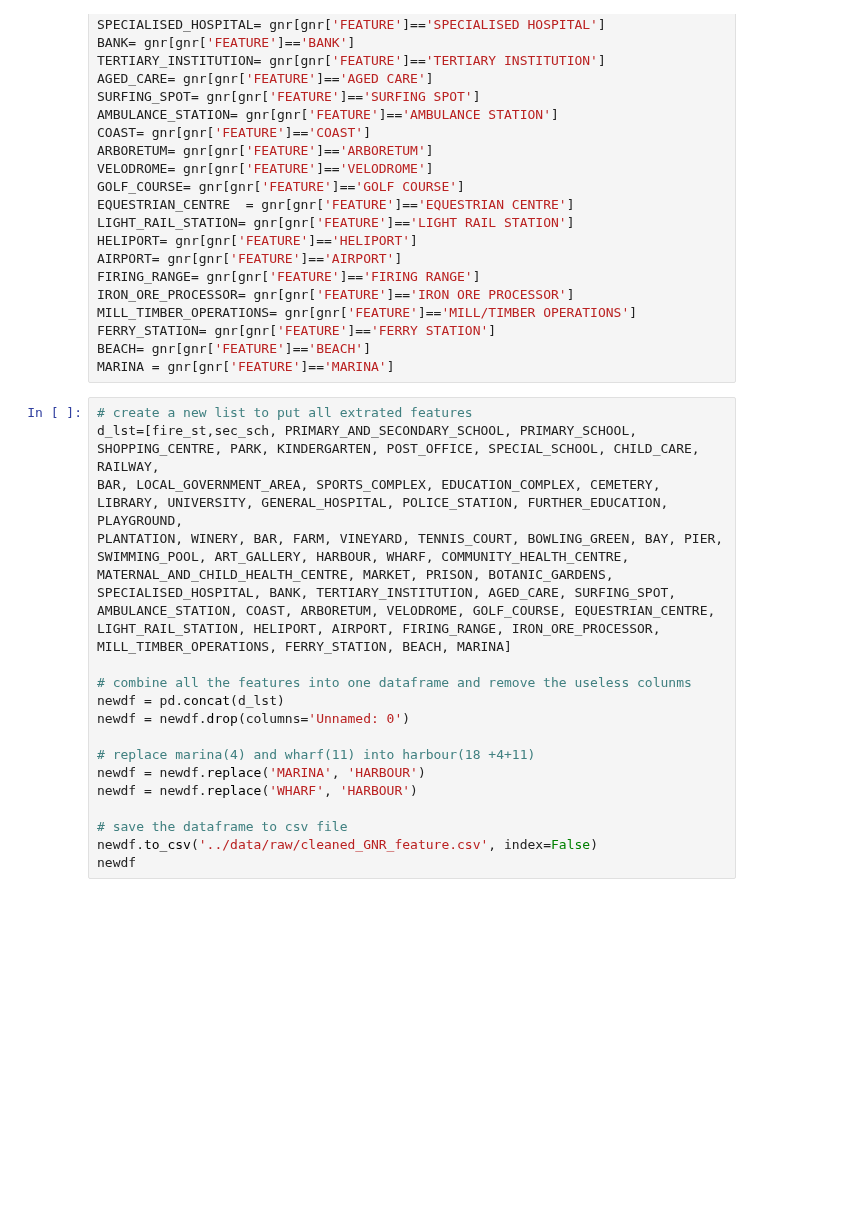
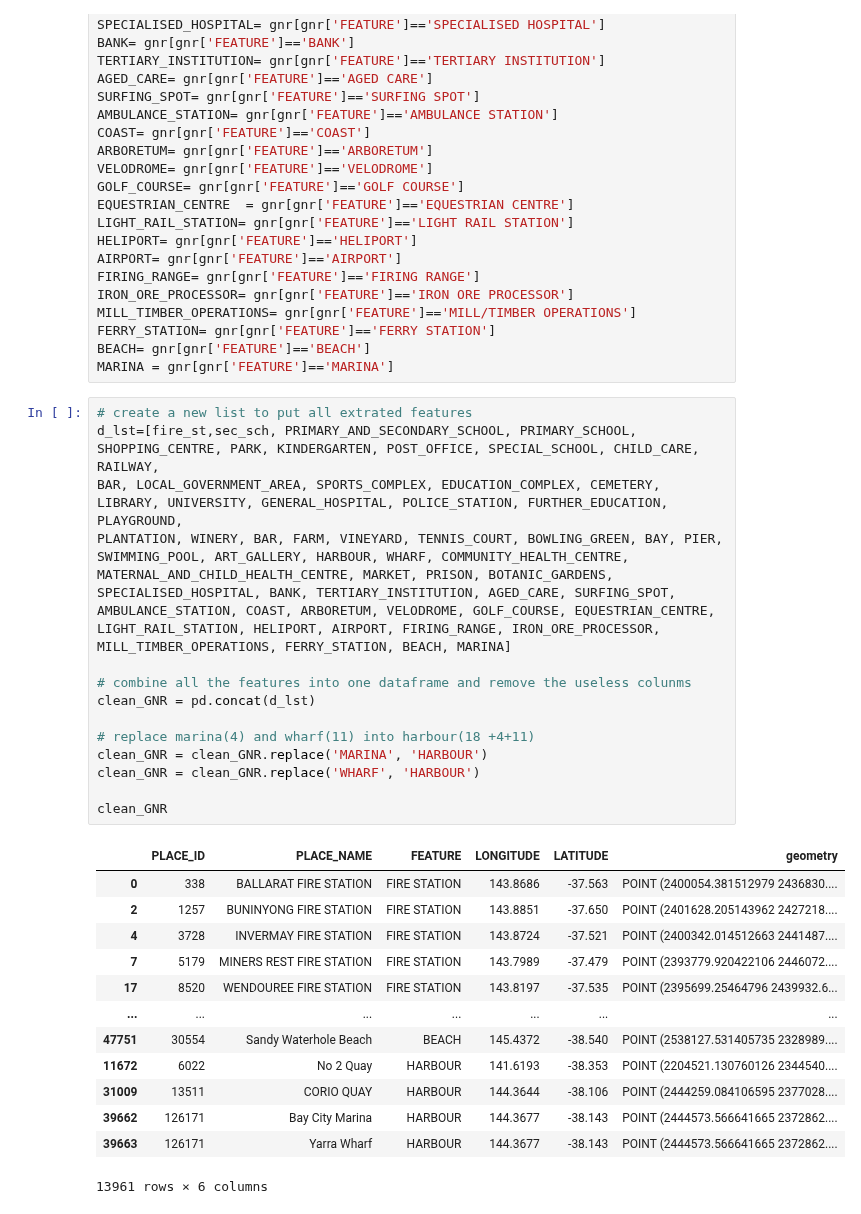
Before and after one commit to MAST30034-Applied-Data-Science/generic-real-estate-consulting-project-group-1-iron-data-man, a Jupyter notebook: notebooks/data_cleaning_external.ipynb, the cells around one changed output. Drawn from its saved outputs; the diff is of its cells as text; blank space fills up the shorter version.

```diff
--- a/notebooks/data_cleaning_external.ipynb
+++ b/notebooks/data_cleaning_external.ipynb
@@ -386,20 +413,31 @@ MARINA = gnr[gnr['FEATURE']=='MARINA']
 # %%
 # create a new list to put all extrated features
 d_lst=[fire_st,sec_sch, PRIMARY_AND_SECONDARY_SCHOOL, PRIMARY_SCHOOL, SHOPPING_CENTRE, PARK, KINDERGARTEN, POST_OFFICE, SPECIAL_SCHOOL, CHILD_CARE, RAILWAY,
 BAR, LOCAL_GOVERNMENT_AREA, SPORTS_COMPLEX, EDUCATION_COMPLEX, CEMETERY, LIBRARY, UNIVERSITY, GENERAL_HOSPITAL, POLICE_STATION, FURTHER_EDUCATION, PLAYGROUND,
 PLANTATION, WINERY, BAR, FARM, VINEYARD, TENNIS_COURT, BOWLING_GREEN, BAY, PIER, SWIMMING_POOL, ART_GALLERY, HARBOUR, WHARF, COMMUNITY_HEALTH_CENTRE,
 MATERNAL_AND_CHILD_HEALTH_CENTRE, MARKET, PRISON, BOTANIC_GARDENS, SPECIALISED_HOSPITAL, BANK, TERTIARY_INSTITUTION, AGED_CARE, SURFING_SPOT,
 AMBULANCE_STATION, COAST, ARBORETUM, VELODROME, GOLF_COURSE, EQUESTRIAN_CENTRE, LIGHT_RAIL_STATION, HELIPORT, AIRPORT, FIRING_RANGE, IRON_ORE_PROCESSOR,
 MILL_TIMBER_OPERATIONS, FERRY_STATION, BEACH, MARINA]
 
 # combine all the features into one dataframe and remove the useless colunms
-newdf = pd.concat(d_lst)
-newdf = newdf.drop(columns='Unnamed: 0')
+clean_GNR = pd.concat(d_lst)
 
 # replace marina(4) and wharf(11) into harbour(18 +4+11)
-newdf = newdf.replace('MARINA', 'HARBOUR')
-newdf = newdf.replace('WHARF', 'HARBOUR')
+clean_GNR = clean_GNR.replace('MARINA', 'HARBOUR')
+clean_GNR = clean_GNR.replace('WHARF', 'HARBOUR')
 
-# save the dataframe to csv file
-newdf.to_csv('../data/raw/cleaned_GNR_feature.csv', index=False)
-newdf
+clean_GNR
+# %% [output]
+|  | PLACE_ID | PLACE_NAME | FEATURE | LONGITUDE | LATITUDE | geometry |
+| 0 | 338 | BALLARAT FIRE STATION | FIRE STATION | 143.8686 | -37.563 | POINT (2400054.381512979 2436830.... |
+| 2 | 1257 | BUNINYONG FIRE STATION | FIRE STATION | 143.8851 | -37.650 | POINT (2401628.205143962 2427218.... |
+| 4 | 3728 | INVERMAY FIRE STATION | FIRE STATION | 143.8724 | -37.521 | POINT (2400342.014512663 2441487.... |
+| 7 | 5179 | MINERS REST FIRE STATION | FIRE STATION | 143.7989 | -37.479 | POINT (2393779.920422106 2446072.... |
+| 17 | 8520 | WENDOUREE FIRE STATION | FIRE STATION | 143.8197 | -37.535 | POINT (2395699.25464796 2439932.6... |
+| ... | ... | ... | ... | ... | ... | ... |
+| 47751 | 30554 | Sandy Waterhole Beach | BEACH | 145.4372 | -38.540 | POINT (2538127.531405735 2328989.... |
+| 11672 | 6022 | No 2 Quay | HARBOUR | 141.6193 | -38.353 | POINT (2204521.130760126 2344540.... |
+| 31009 | 13511 | CORIO QUAY | HARBOUR | 144.3644 | -38.106 | POINT (2444259.084106595 2377028.... |
+| 39662 | 126171 | Bay City Marina | HARBOUR | 144.3677 | -38.143 | POINT (2444573.566641665 2372862.... |
+| 39663 | 126171 | Yarra Wharf | HARBOUR | 144.3677 | -38.143 | POINT (2444573.566641665 2372862.... |
+13961 rows × 6 columns
```
Also changed, not shown: parts of 9 cells of this notebook.
